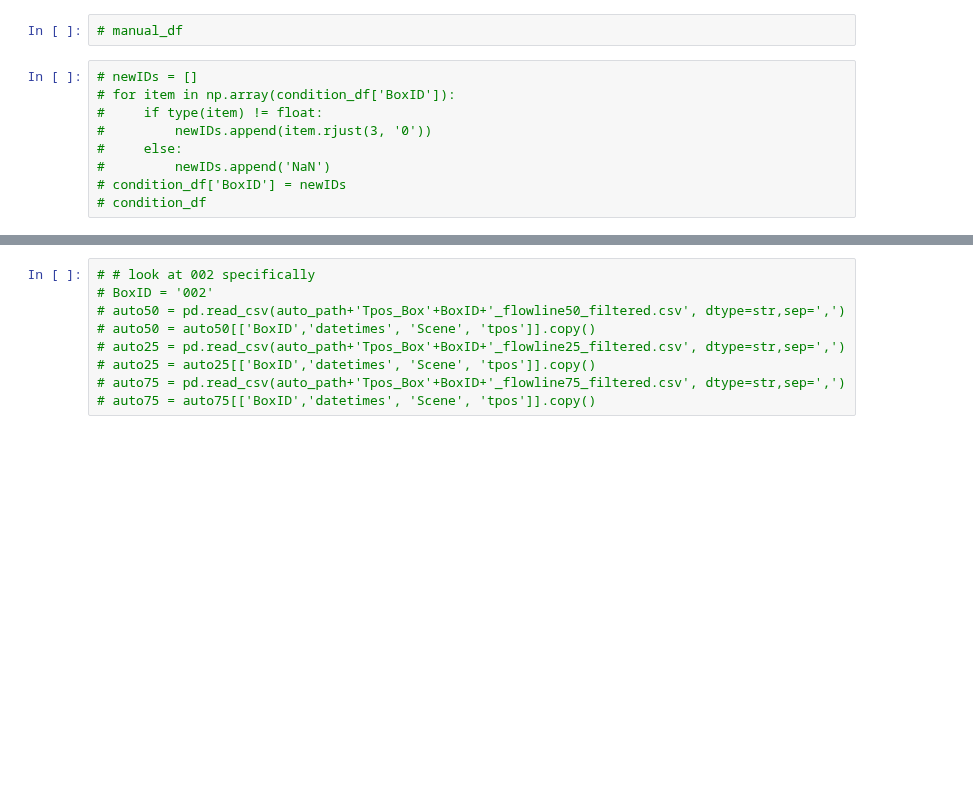
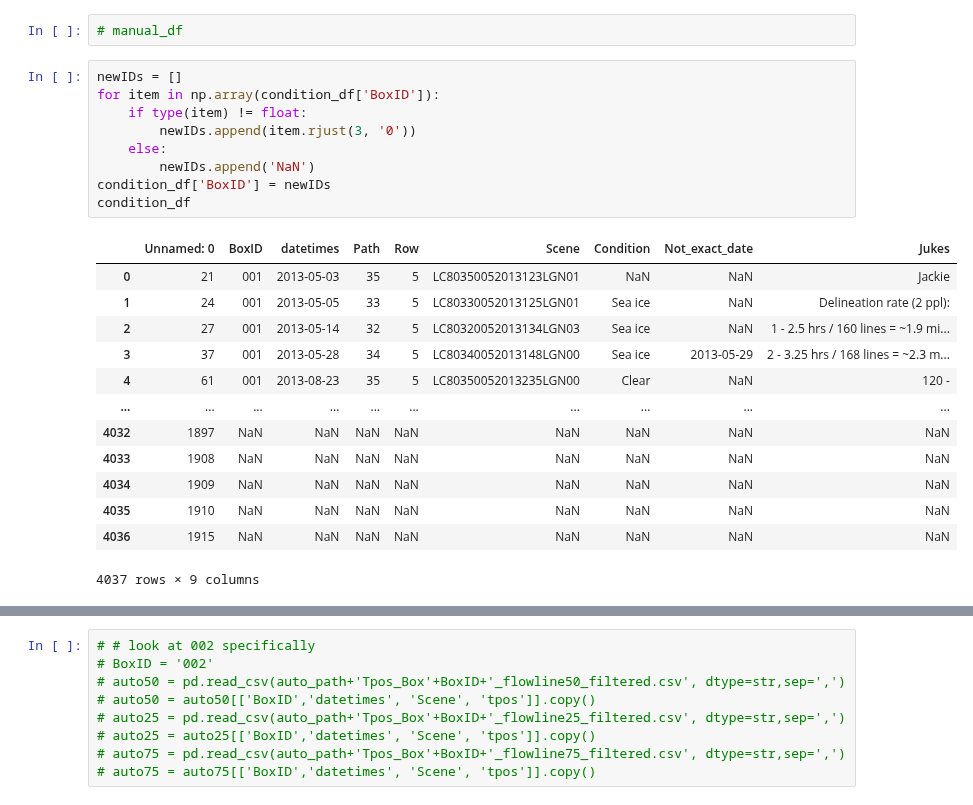
Before and after one commit to jukesliu/automated-glacier-terminus, a Jupyter notebook: Manual_auto_error.ipynb, the cells around one changed output, grey strips where cells are left out. Cells and saved outputs as stored; diff of their text form; blank space fills up the shorter version.

```diff
--- a/Manual_auto_error.ipynb
+++ b/Manual_auto_error.ipynb
@@ -52,12 +52,26 @@ manual75 = manual_df[['BoxID','datetimes', 'intersect_x', 'intersect_y',
 # %%
 # manual_df
 # %%
-# newIDs = []
-# for item in np.array(condition_df['BoxID']):
-#     if type(item) != float:
-#         newIDs.append(item.rjust(3, '0'))
-#     else:
-#         newIDs.append('NaN')
-# condition_df['BoxID'] = newIDs
-# condition_df
+newIDs = []
+for item in np.array(condition_df['BoxID']):
+    if type(item) != float:
+        newIDs.append(item.rjust(3, '0'))
+    else:
+        newIDs.append('NaN')
+condition_df['BoxID'] = newIDs
+condition_df
+# %% [output]
+|  | Unnamed: 0 | BoxID | datetimes | Path | Row | Scene | Condition | Not_exact_date | Jukes |
+| 0 | 21 | 001 | 2013-05-03 | 35 | 5 | LC80350052013123LGN01 | NaN | NaN | Jackie |
+| 1 | 24 | 001 | 2013-05-05 | 33 | 5 | LC80330052013125LGN01 | Sea ice | NaN | Delineation rate (2 ppl): |
+| 2 | 27 | 001 | 2013-05-14 | 32 | 5 | LC80320052013134LGN03 | Sea ice | NaN | 1 - 2.5 hrs / 160 lines = ~1.9 mi... |
+| 3 | 37 | 001 | 2013-05-28 | 34 | 5 | LC80340052013148LGN00 | Sea ice | 2013-05-29 | 2 - 3.25 hrs / 168 lines = ~2.3 m... |
+| 4 | 61 | 001 | 2013-08-23 | 35 | 5 | LC80350052013235LGN00 | Clear | NaN | 120 - |
+| ... | ... | ... | ... | ... | ... | ... | ... | ... | ... |
+| 4032 | 1897 | NaN | NaN | NaN | NaN | NaN | NaN | NaN | NaN |
+| 4033 | 1908 | NaN | NaN | NaN | NaN | NaN | NaN | NaN | NaN |
+| 4034 | 1909 | NaN | NaN | NaN | NaN | NaN | NaN | NaN | NaN |
+| 4035 | 1910 | NaN | NaN | NaN | NaN | NaN | NaN | NaN | NaN |
+| 4036 | 1915 | NaN | NaN | NaN | NaN | NaN | NaN | NaN | NaN |
+4037 rows × 9 columns
 # %%
```
Also changed, not shown: parts of 8 cells of this notebook, 4 other files.
